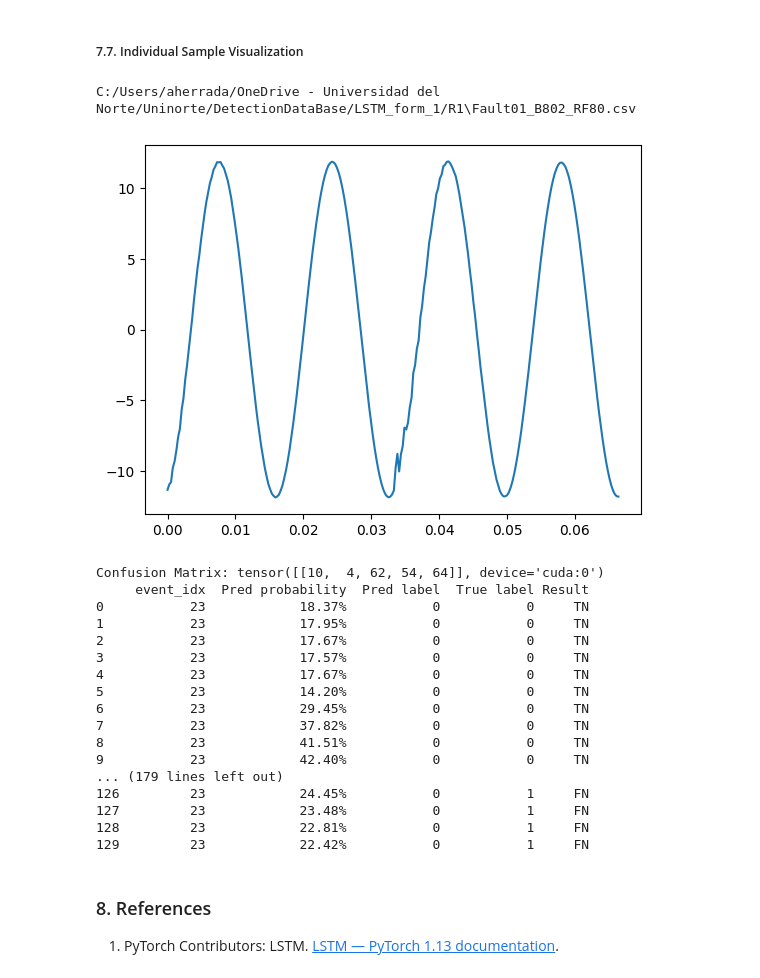
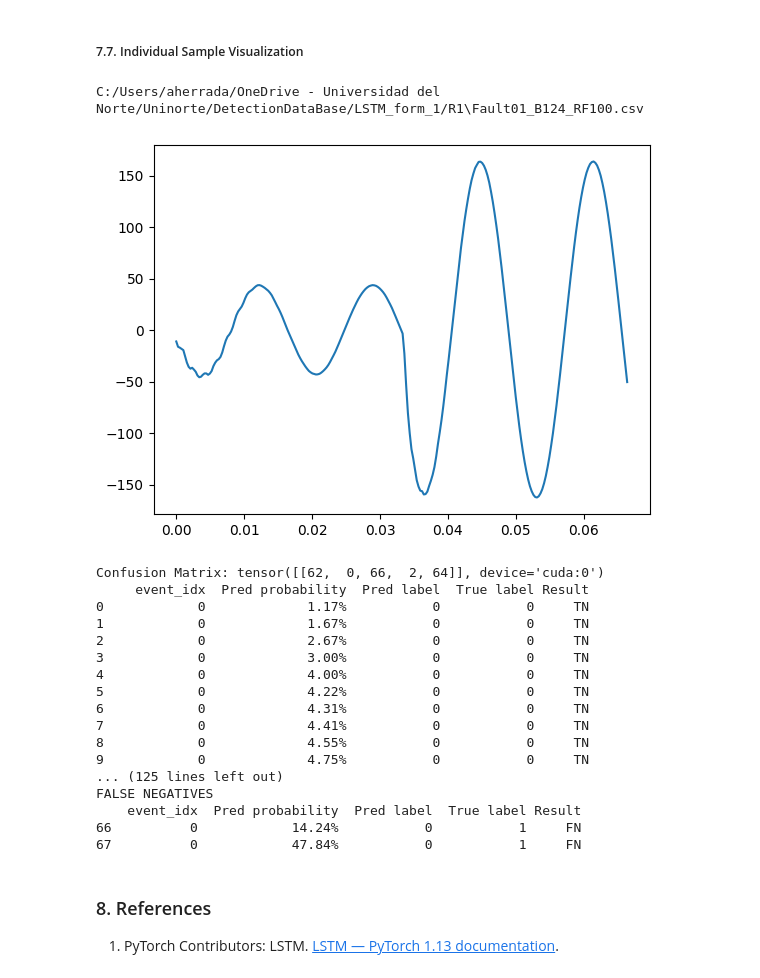
Before and after one commit to alvarohc777/pyTorch, a Jupyter notebook: Formulacion_1_R1.ipynb, the cells around one changed output. Saved outputs shown, nothing was run; the diff lists cells and outputs as text; code cells hidden in the pictures.

```diff
--- a/Formulacion_1_R1.ipynb
+++ b/Formulacion_1_R1.ipynb
@@ -616,14 +616,14 @@ def print_metrics(metrics):
 ##### 7.2. Data Exploration
 # %%
 # Seleccionar pesos de modelo
-model.load_state_dict(torch.load('./models/LSTMHarmonic_weights_R3_934.pth'))
-# model.load_state_dict(torch.load("./models/LSTMHarmonic_weights_R1_996.pth"))
+# model.load_state_dict(torch.load('./models/LSTMHarmonic_weights_R3_934.pth'))
+model.load_state_dict(torch.load("./models/LSTMHarmonic_weights_R1_996.pth"))
 # model.load_state_dict(torch.load('./models/LSTMHarmonic_weights_R2_978.pth'))
 
 # Select Signal Name
-# signal_name = "I: X0023A-R1A"
+signal_name = "I: X0023A-R1A"
 # signal_name = "I: X0004A-R2A"
-signal_name = "I: X0071A-R3A"
+# signal_name = "I: X0071A-R3A"
 
 # Create Dataset
 dataset = Form1Dataset(
@@ -778,41 +758,41 @@ Positive Predictive Value:.... 100.0%
 ##### 7.7. Individual Sample Visualization
 # %%
 # Create signal_df
-event_idx = 23
+event_idx = 0
 print(dataset.csv_list[event_idx])
 sample_df, conf_matrix = signal_exploration(event_idx, dataset, model)
 metrics = conf_matrix_metrics(conf_matrix)
 print(f"Confusion Matrix: {conf_matrix}")
 print(sample_df)
 plot_confusion_matrix(metrics)
 false_positive = sample_df.query('Result == "FP"')
 false_negative = sample_df.query('Result == "FN"')
 # sample_df = pd.concat([sample_df, sample_df])
 print("FALSE POSITVES")
 print(false_positive)
 print("")
 print("FALSE NEGATIVES")
 print(false_negative)
 # %% [output]
-C:/Users/aherrada/OneDrive - Universidad del Norte/Uninorte/DetectionDataBase/LSTM_form_1/R1\Fault01_B802_RF80.csv
+C:/Users/aherrada/OneDrive - Universidad del Norte/Uninorte/DetectionDataBase/LSTM_form_1/R1\Fault01_B124_RF100.csv
-[figure, old version]
+[figure, new version]
-Confusion Matrix: tensor([[10,  4, 62, 54, 64]], device='cuda:0')
+Confusion Matrix: tensor([[62,  0, 66,  2, 64]], device='cuda:0')
      event_idx  Pred probability  Pred label  True label Result
-0           23            18.37%           0           0     TN
-1           23            17.95%           0           0     TN
-2           23            17.67%           0           0     TN
-3           23            17.57%           0           0     TN
-4           23            17.67%           0           0     TN
-5           23            14.20%           0           0     TN
-6           23            29.45%           0           0     TN
-7           23            37.82%           0           0     TN
-8           23            41.51%           0           0     TN
-9           23            42.40%           0           0     TN
-... (179 lines left out)
-126         23            24.45%           0           1     FN
-127         23            23.48%           0           1     FN
-128         23            22.81%           0           1     FN
-129         23            22.42%           0           1     FN
+0            0             1.17%           0           0     TN
+1            0             1.67%           0           0     TN
+2            0             2.67%           0           0     TN
+3            0             3.00%           0           0     TN
+4            0             4.00%           0           0     TN
+5            0             4.22%           0           0     TN
+6            0             4.31%           0           0     TN
+7            0             4.41%           0           0     TN
+8            0             4.55%           0           0     TN
+9            0             4.75%           0           0     TN
+... (125 lines left out)
+FALSE NEGATIVES
+    event_idx  Pred probability  Pred label  True label Result
+66          0            14.24%           0           1     FN
+67          0            47.84%           0           1     FN
 # %%
 def update_fig(fig):
     fig.update_traces(line_color="#EEEEEE", line_width=2)
```
Also changed, not shown: parts of 2 cells of this notebook.
